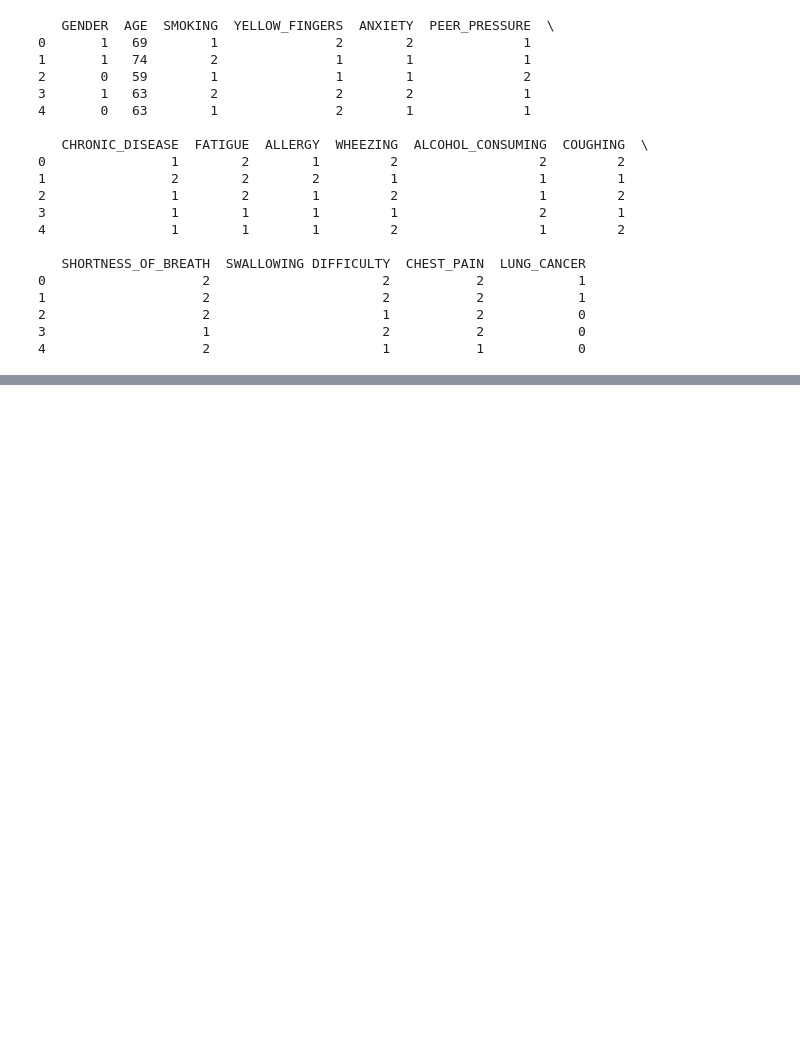
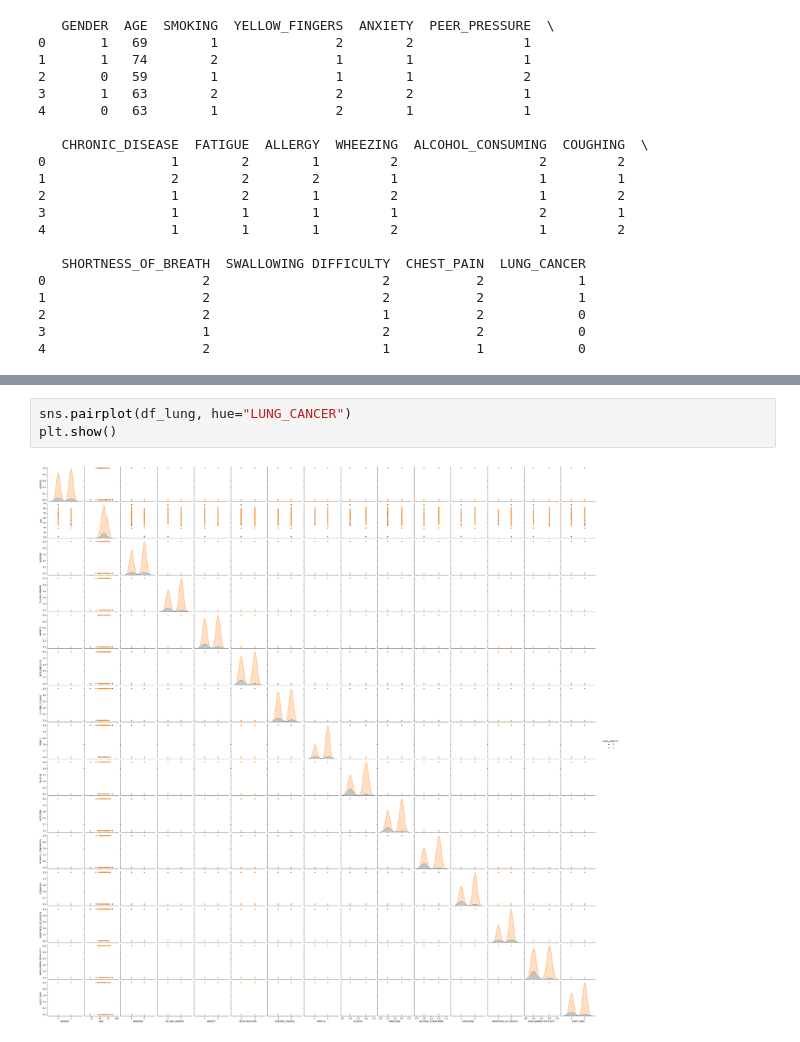
Before and after one commit to nivedhbot/earlycancerdetection_ML, a Jupyter notebook: LungCancer.ipynb, the cells around one changed output, grey strips where cells are left out. Drawn from its saved outputs; the diff is of its cells as text; blank space fills up the shorter version.

```diff
--- a/LungCancer.ipynb
+++ b/LungCancer.ipynb
@@ -87,0 +100,5 @@ print(df_lung.head())
+# %%
+sns.pairplot(df_lung, hue="LUNG_CANCER")
+plt.show()
+# %% [output]
+[figure, added]
```
Also changed, not shown: parts of 2 cells of this notebook.
